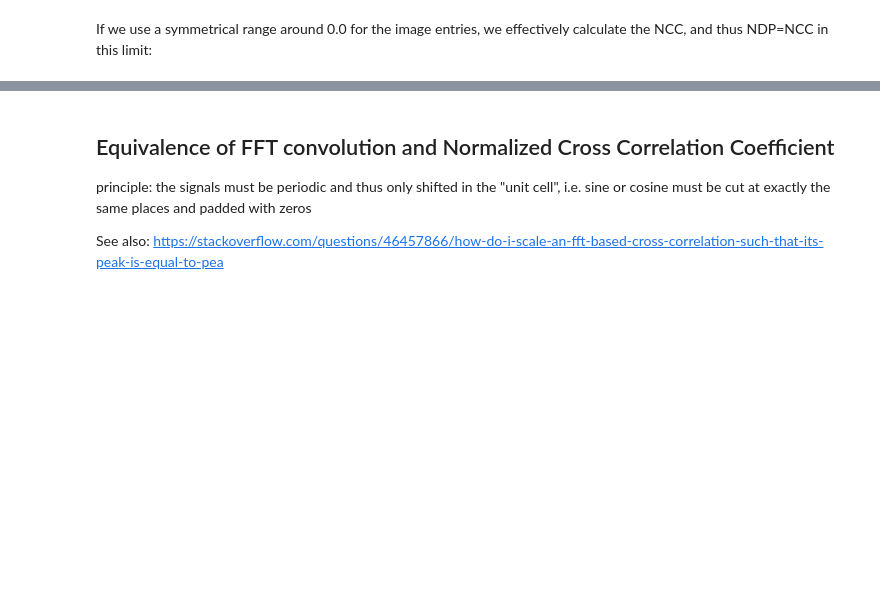
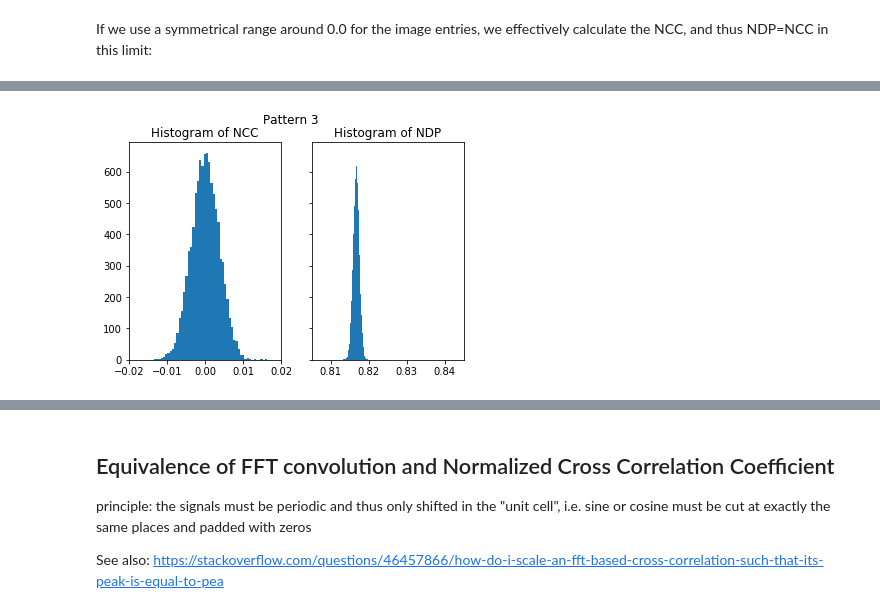
Before and after one commit to wiai/xcdskd, a Jupyter notebook: doc/cross_correlation/cross_correlation_coefficient.ipynb, the cells around one changed output, grey strips where cells are left out. Saved outputs shown, nothing was run; the diff lists cells and outputs as text; code cells hidden in the pictures; blank space fills up the shorter version.

```diff
--- a/doc/cross_correlation/cross_correlation_coefficient.ipynb
+++ b/doc/cross_correlation/cross_correlation_coefficient.ipynb
@@ -929,0 +968,5 @@ print(np.corrcoef(samples))                       # Checking correlation consist
+# %%
+nc_vals_3, nd_vals_3 = compare_kik_noise(nruns, img_exp_3)
+plot_histograms(nc_vals_3, nd_vals_3, 'Pattern 3')
+# %% [output]
+[figure, added]
```
Also changed, not shown: parts of 55 cells of this notebook, 2 other files.
